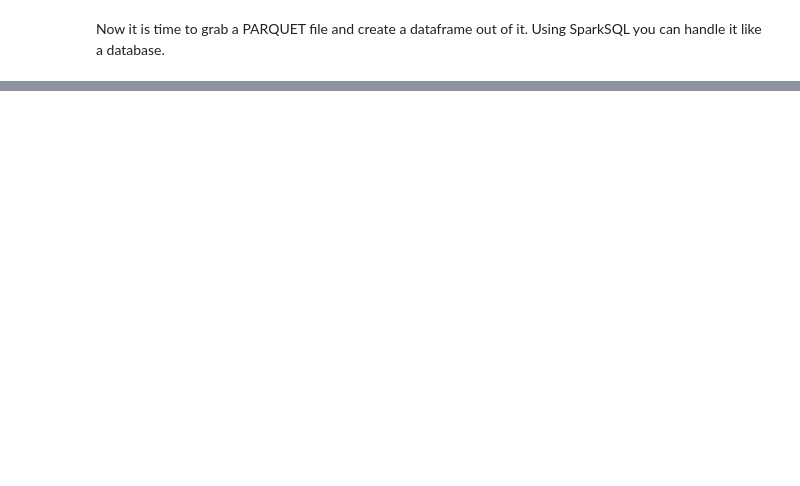
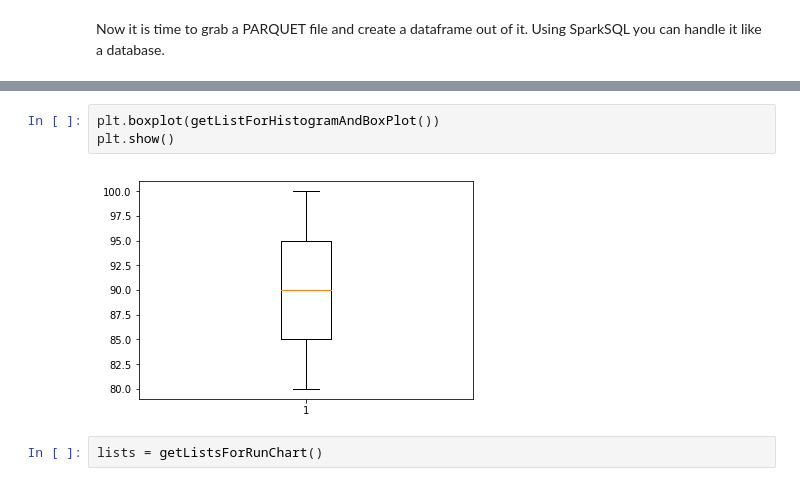
Before and after one commit to khanfarhan10/FundamentalsOfScalableDataScience, a Jupyter notebook: Ass_3.ipynb, the cells around one changed output, grey strips where cells are left out. Drawn from its saved outputs; the diff is of its cells as text; blank space fills up the shorter version.

```diff
--- a/Ass_3.ipynb
+++ b/Ass_3.ipynb
@@ -220,0 +158,7 @@ This means you can directly submit your solutions from this notebook
+# %%
+plt.boxplot(getListForHistogramAndBoxPlot())
+plt.show()
+# %% [output]
+[figure, added]
+# %%
+lists = getListsForRunChart()
```
Also changed, not shown: parts of 38 cells of this notebook.
